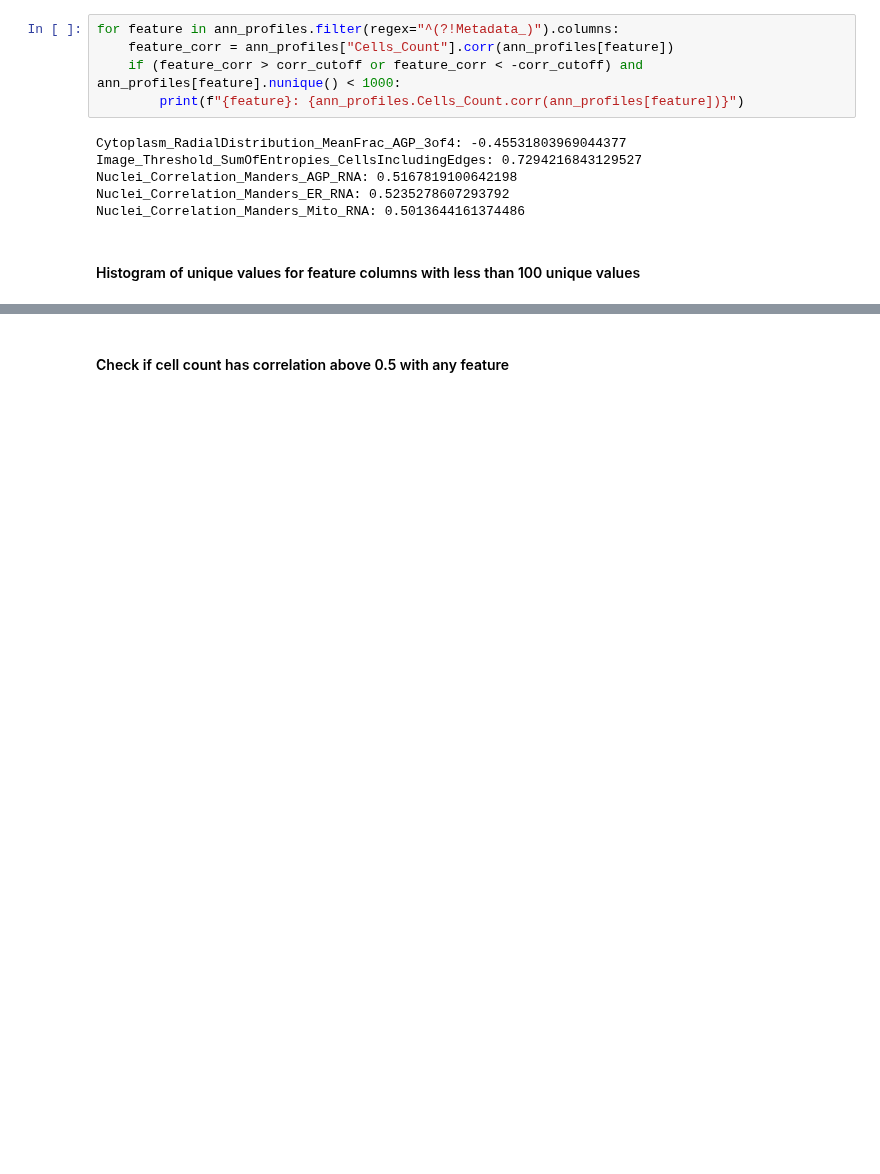
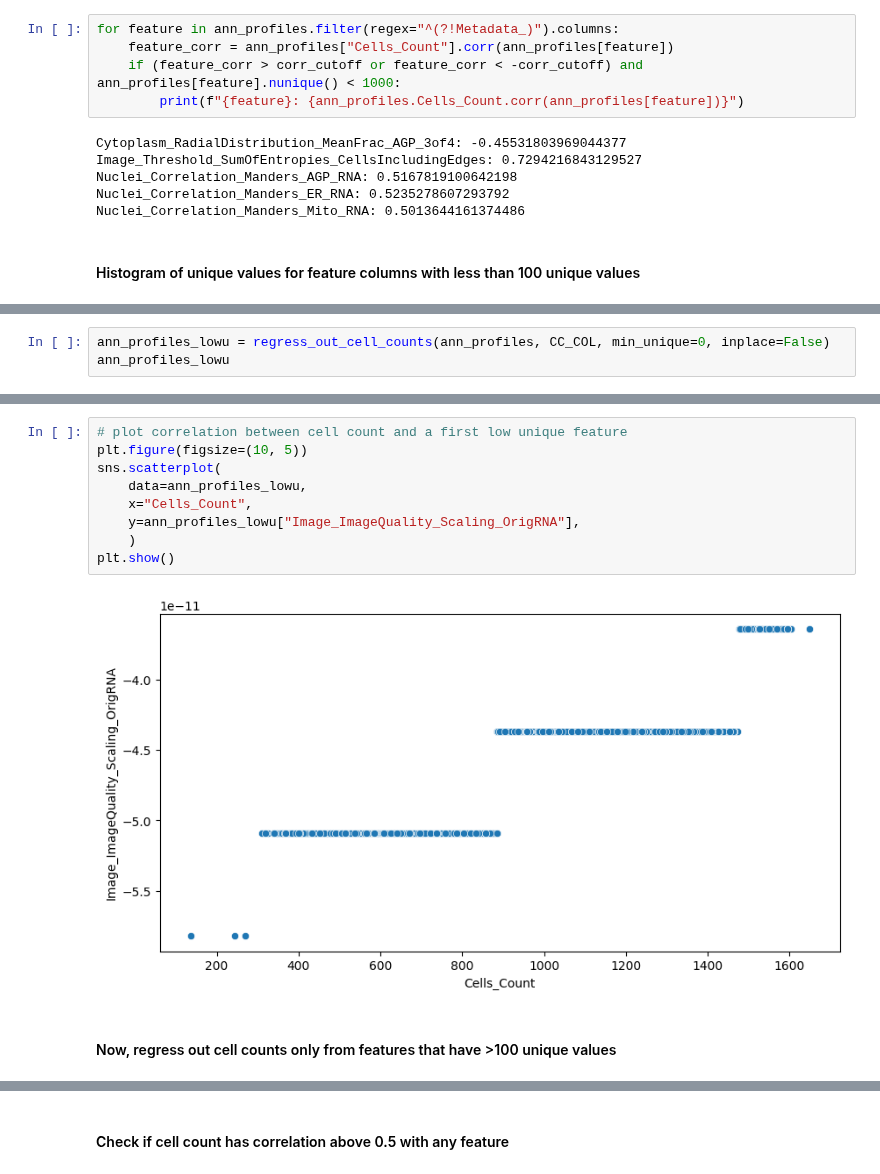
Before and after one commit to broadinstitute/position-effect-correction, a Jupyter notebook: 3.correct/5_regress_out_cell_counts.ipynb, the cells around one changed output, grey strips where cells are left out. Drawn from its saved outputs; the diff is of its cells as text; blank space fills up the shorter version.

```diff
--- a/3.correct/5_regress_out_cell_counts.ipynb
+++ b/3.correct/5_regress_out_cell_counts.ipynb
@@ -91,0 +113,3 @@ plt.show()
+# %%
+ann_profiles_lowu = regress_out_cell_counts(ann_profiles, CC_COL, min_unique=0, inplace=False)
+ann_profiles_lowu
@@ -92 +142,14 @@ plt.show()
+# %%
+# plot correlation between cell count and a first low unique feature
+plt.figure(figsize=(10, 5))
+sns.scatterplot(
+    data=ann_profiles_lowu,
+    x="Cells_Count",
+    y=ann_profiles_lowu["Image_ImageQuality_Scaling_OrigRNA"],
+    )
+plt.show()
+# %% [output]
+[figure, added]
+# %% [markdown]
+#### Now, regress out cell counts only from features that have >100 unique values
 # %%
```
Also changed, not shown: parts of 11 cells of this notebook, 2 other files.
